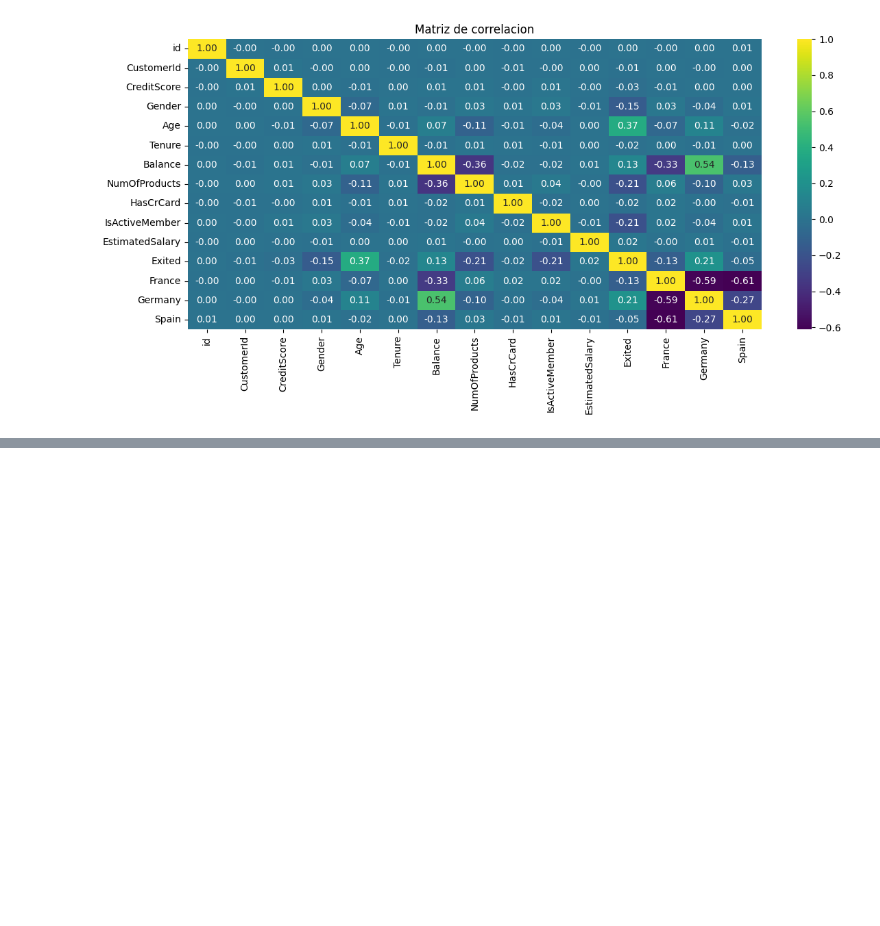
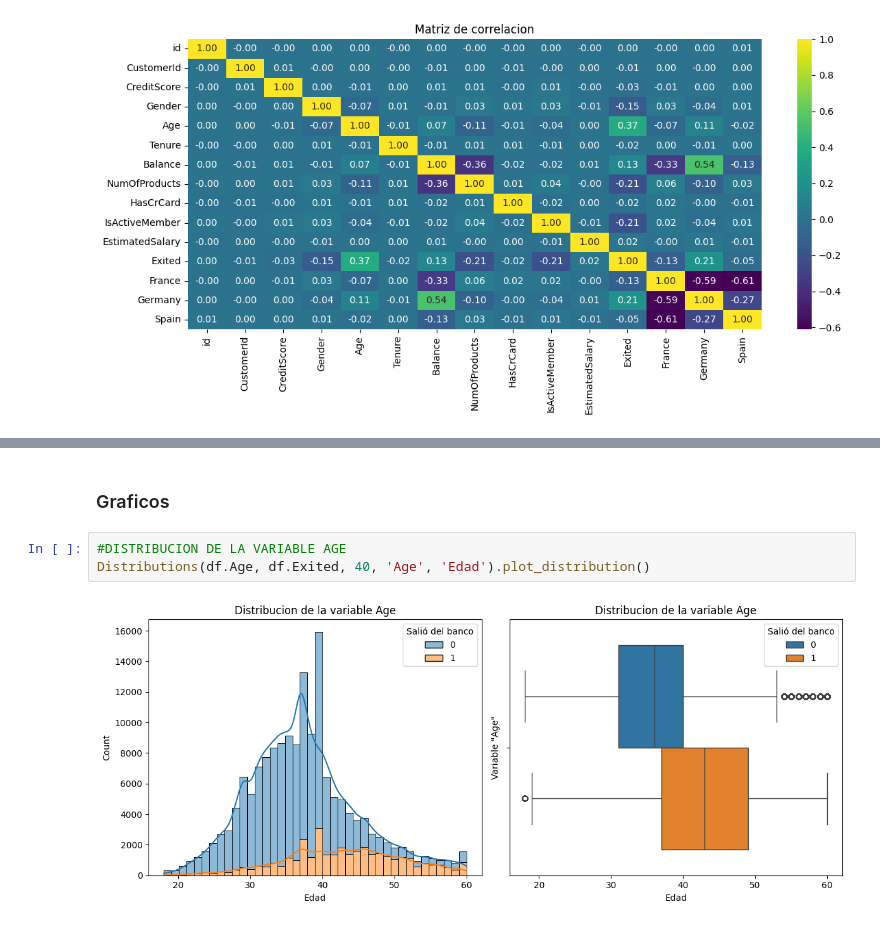
Before and after one commit to arielRas/KaggleCompetition-Coder52295, a Jupyter notebook: Eda.ipynb, the cells around one changed output, grey strips where cells are left out. Cells and saved outputs as stored; diff of their text form; blank space fills up the shorter version.

```diff
--- a/Eda.ipynb
+++ b/Eda.ipynb
@@ -65,0 +50,7 @@ plt.style.use("default")
+# %% [markdown]
+### Graficos
+# %%
+#DISTRIBUCION DE LA VARIABLE AGE
+Distributions(df.Age, df.Exited, 40, 'Age', 'Edad').plot_distribution()
+# %% [output]
+[figure, added]
```
Also changed, not shown: parts of 8 cells of this notebook, 1 other file.
